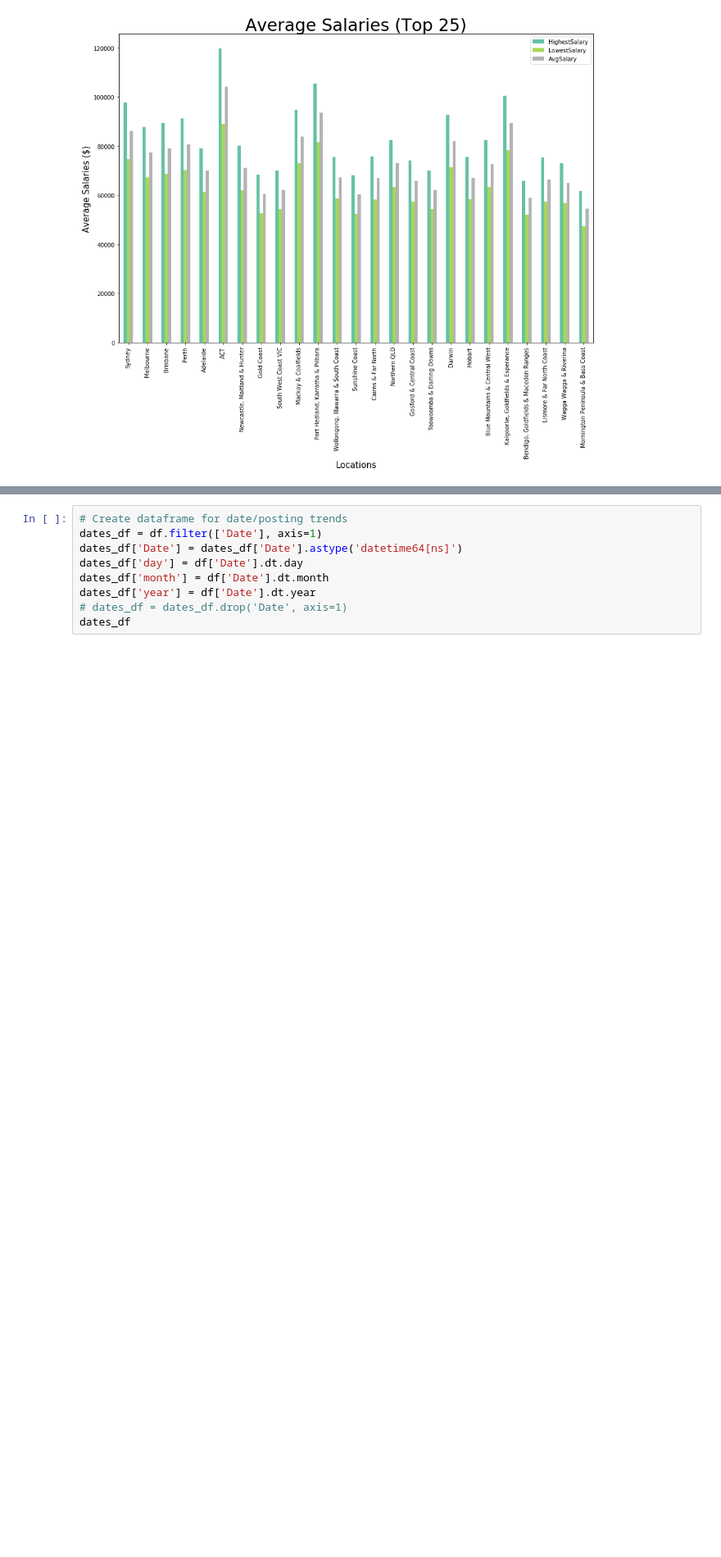
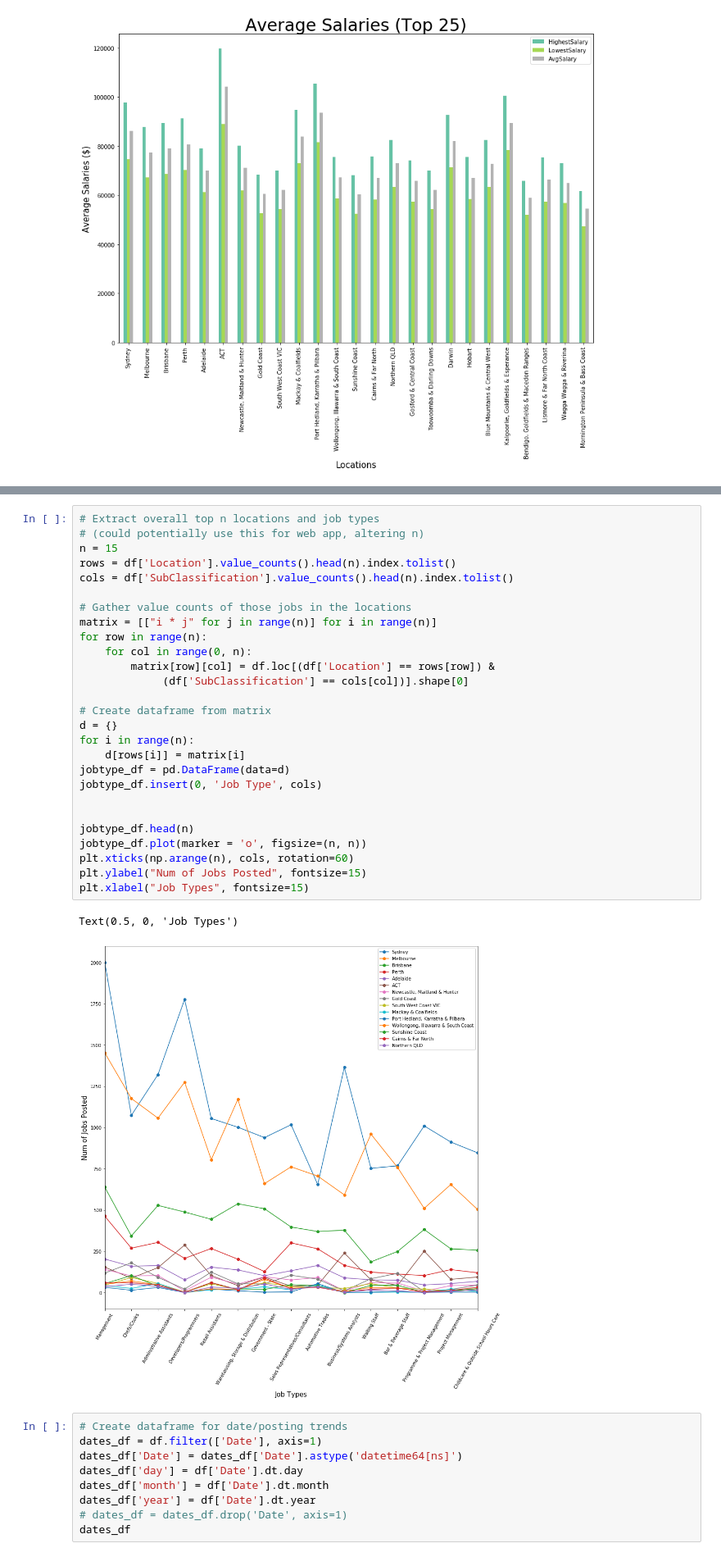
Before and after one commit to lucas-two/Job-Market-Analysis, a Jupyter notebook: src/assignment.ipynb, the cells around one changed output, grey strips where cells are left out. Shown at 82% size. Cells and saved outputs as stored; diff of their text form; blank space fills up the shorter version.

Commit message:
added ploit linking areas and job types

```diff
--- a/src/assignment.ipynb
+++ b/src/assignment.ipynb
@@ -635,6 +635,36 @@ for city in major_cities:
 [figure]
 [figure]
 ... (13 outputs left out)
+# %%
+# Extract overall top n locations and job types
+# (could potentially use this for web app, altering n)
+n = 15
+rows = df['Location'].value_counts().head(n).index.tolist()
+cols = df['SubClassification'].value_counts().head(n).index.tolist()
+
+# Gather value counts of those jobs in the locations
+matrix = [["i * j" for j in range(n)] for i in range(n)]
+for row in range(n):
+    for col in range(0, n):
+        matrix[row][col] = df.loc[(df['Location'] == rows[row]) &
+             (df['SubClassification'] == cols[col])].shape[0]
+
+# Create dataframe from matrix
+d = {}
+for i in range(n):
+    d[rows[i]] = matrix[i]
+jobtype_df = pd.DataFrame(data=d)
+jobtype_df.insert(0, 'Job Type', cols)
+
+
+jobtype_df.head(n)
+jobtype_df.plot(marker = 'o', figsize=(n, n))
+plt.xticks(np.arange(n), cols, rotation=60)
+plt.ylabel("Num of Jobs Posted", fontsize=15)
+plt.xlabel("Job Types", fontsize=15)
+# %% [output]
+Text(0.5, 0, 'Job Types')
+[figure, added]
 # %%
 # Create dataframe for date/posting trends
 dates_df = df.filter(['Date'], axis=1)
```
Also changed, not shown: parts of 1 cell of this notebook.
